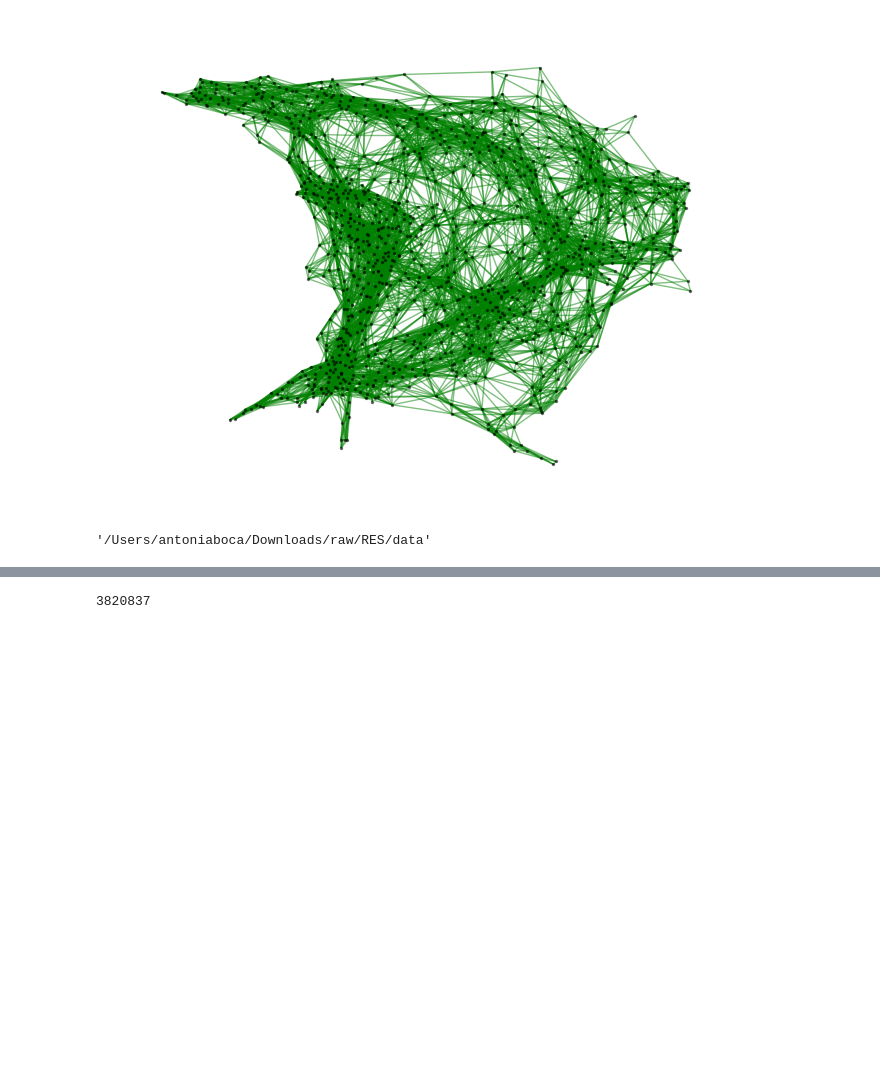
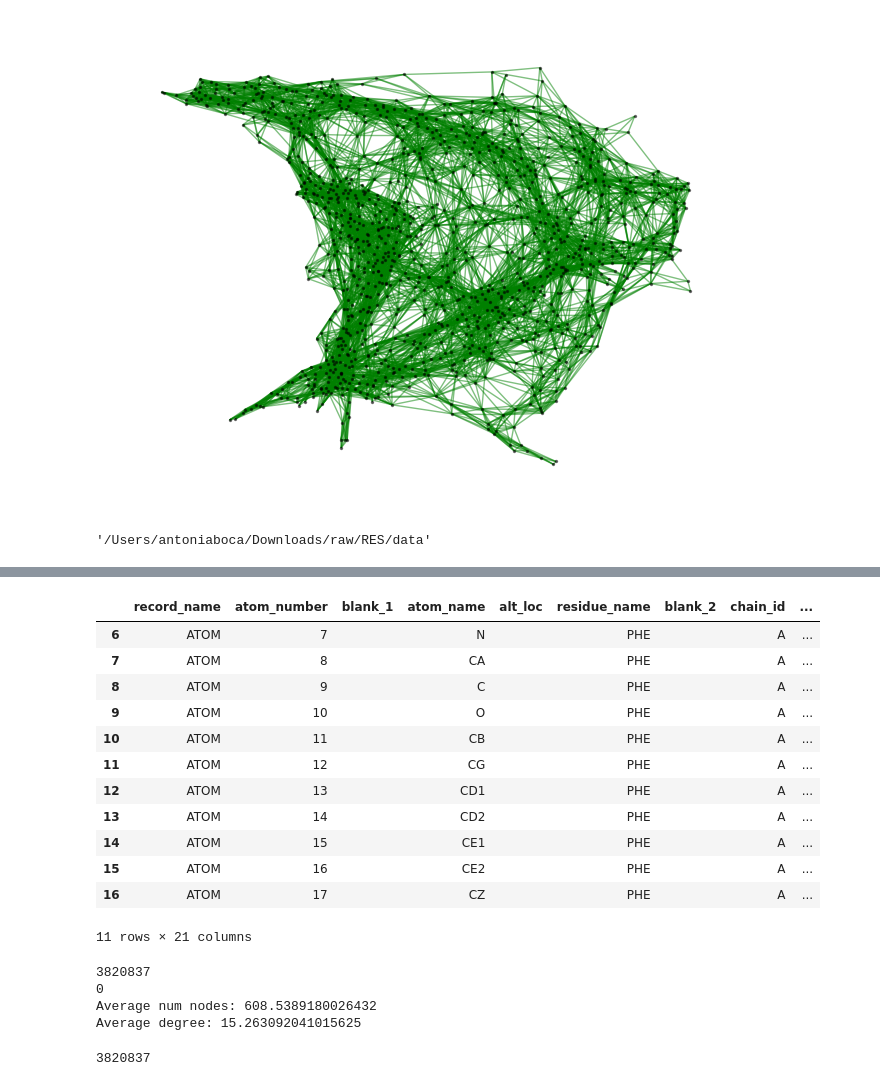
Before and after one commit to semiluna/partIII-amino-acid-prediction, a Jupyter notebook: gvp_antonia/data_visualisation.ipynb, the cells around one changed output, grey strips where cells are left out. Drawn from its saved outputs; the diff is of its cells as text; code cells hidden in the pictures; blank space fills up the shorter version.

```diff
--- a/gvp-antonia/data_visualisation.ipynb
+++ b/gvp_antonia/data_visualisation.ipynb
@@ -126,0 +182,4 @@ len(dataset[3]['subunit_indices'])
+# %%
+from biopandas.pdb import PandasPdb
+
+df = PandasPdb().fetch_pdb('3eiy')
@@ -127,3 +202,21 @@ len(dataset[3]['subunit_indices'])
+# %%
+atoms = df.df['ATOM']
+# %%
+atoms[atoms['residue_number'] == 3]
+# %% [output]
+|  | record_name | atom_number | blank_1 | atom_name | alt_loc | residue_name | blank_2 | chain_id | ... |
+| 6 | ATOM | 7 |  | N |  | PHE |  | A | ... |
+| 7 | ATOM | 8 |  | CA |  | PHE |  | A | ... |
+| 8 | ATOM | 9 |  | C |  | PHE |  | A | ... |
+| 9 | ATOM | 10 |  | O |  | PHE |  | A | ... |
+| 10 | ATOM | 11 |  | CB |  | PHE |  | A | ... |
+| 11 | ATOM | 12 |  | CG |  | PHE |  | A | ... |
+| 12 | ATOM | 13 |  | CD1 |  | PHE |  | A | ... |
+| 13 | ATOM | 14 |  | CD2 |  | PHE |  | A | ... |
+| 14 | ATOM | 15 |  | CE1 |  | PHE |  | A | ... |
+| 15 | ATOM | 16 |  | CE2 |  | PHE |  | A | ... |
+| 16 | ATOM | 17 |  | CZ |  | PHE |  | A | ... |
+11 rows × 21 columns
 # %%
 from tqdm import tqdm
 import numpy as np
@@ -194,6 +287,11 @@ print(totals)
 print(emptys)
 print(f'Average num nodes: {(1.0*num_nodes)/graphs}')
 print(f'Average degree: {(1.0*degrees)/num_nodes}')
+# %% [output]
+3820837
+0
+Average num nodes: 608.5389180026432
+Average degree: 15.263092041015625
 # %%
 print(totals)
 # %% [output]
```
Also changed, not shown: parts of 6 cells of this notebook, 29 other files.
